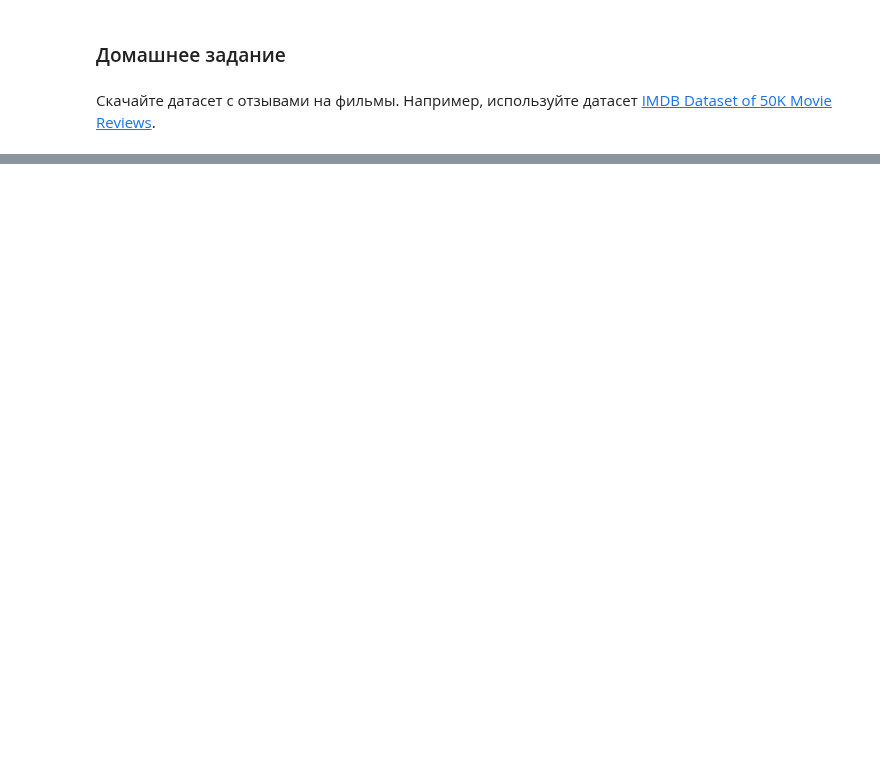
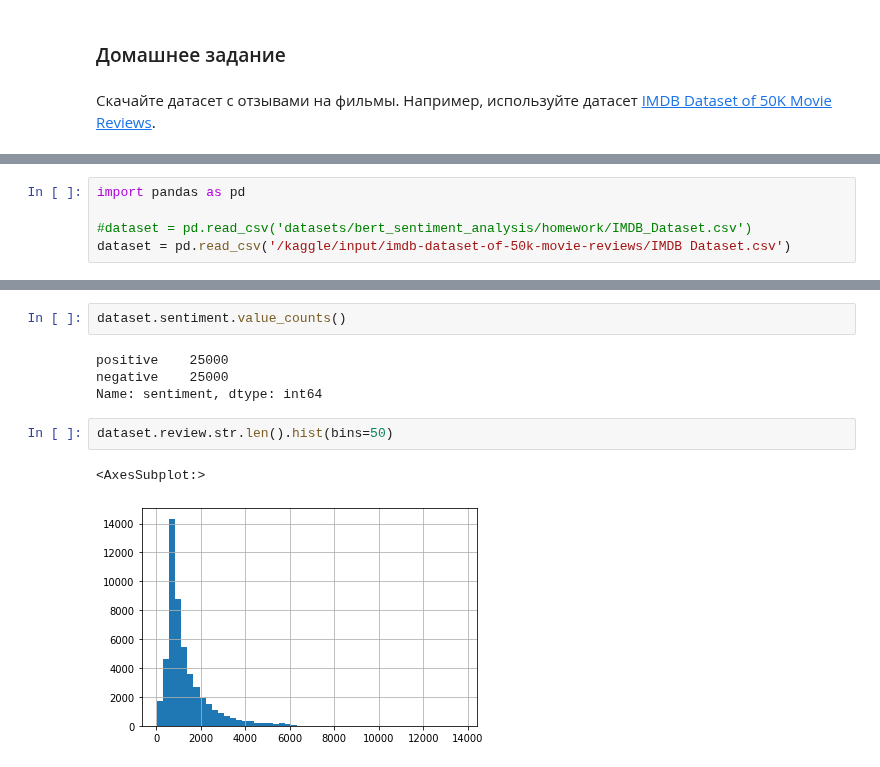
Before and after one commit to wisoffe/Courses, a Jupyter notebook: Stepik. Neural networks and NLP/stepik-nn-and-nlp 6.2.final (bert-sentiment).ipynb, the cells around one changed output, grey strips where cells are left out. Cells and saved outputs as stored; diff of their text form; blank space fills up the shorter version.

```diff
--- a/Stepik. Neural networks and NLP/stepik-nn-and-nlp 6.2.final (bert-sentiment).ipynb
+++ b/Stepik. Neural networks and NLP/stepik-nn-and-nlp 6.2.final (bert-sentiment).ipynb
@@ -487,0 +496,5 @@ dataset.head()
+# %%
+import pandas as pd
+
+#dataset = pd.read_csv('datasets/bert_sentiment_analysis/homework/IMDB_Dataset.csv')
+dataset = pd.read_csv('/kaggle/input/imdb-dataset-of-50k-movie-reviews/IMDB Dataset.csv')
@@ -487,0 +510,11 @@ dataset.head()
+# %%
+dataset.sentiment.value_counts()
+# %% [output]
+positive    25000
+negative    25000
+Name: sentiment, dtype: int64
+# %%
+dataset.review.str.len().hist(bins=50)
+# %% [output]
+<AxesSubplot:>
+[figure, added]
```
Also changed, not shown: parts of 19 cells of this notebook.
